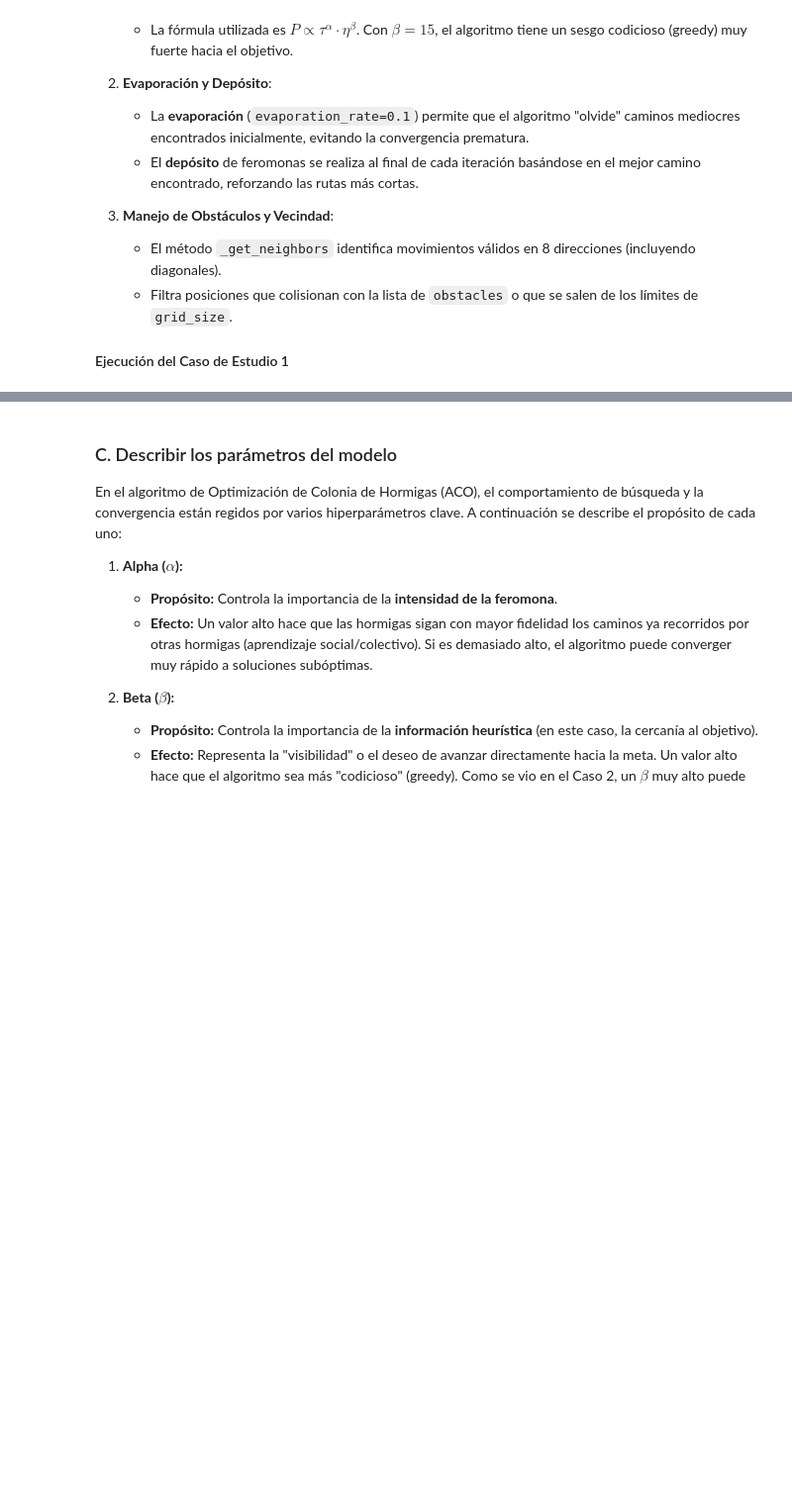
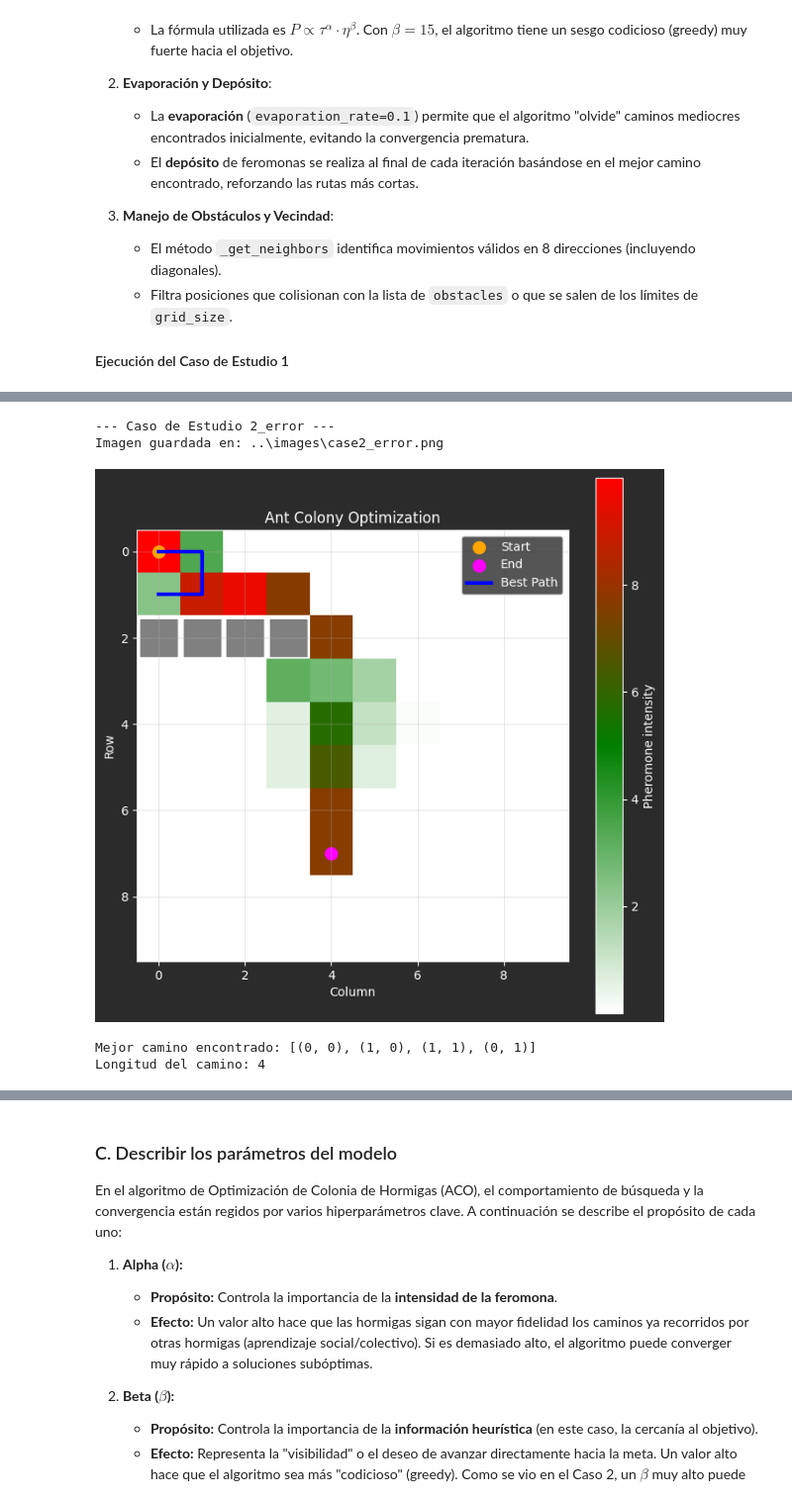
Before and after one commit to Borreguin/USFQ-Wshop, a Jupyter notebook: _Soluciones/Grupo4/Taller2/P2/P2_ACO.ipynb, the cells around one changed output, grey strips where cells are left out. Shown at 99% size. Drawn from its saved outputs; the diff is of its cells as text; code cells hidden in the pictures; blank space fills up the shorter version.

```diff
--- a/_Soluciones/Grupo4/Taller2/P2/P2_ACO.ipynb
+++ b/_Soluciones/Grupo4/Taller2/P2/P2_ACO.ipynb
@@ -178,0 +177,19 @@ Longitud del camino: 10
+# %%
+# Ejecución del Caso 2 con la versión que tiene el error de filtrado
+# Se usa beta=15 (parámetro original) y filter_path=False para mostrar el fallo
+run_study_case(
+    case_number="2_error",
+    start=(0, 0),
+    end=(4, 7),
+    obstacles=[(0, 2), (1, 2), (2, 2), (3, 2)],
+    iterations=100,
+    beta=15,
+    filter_path=False,
+    filename="case2_error.png"
+)
+# %% [output]
+--- Caso de Estudio 2_error ---
+Imagen guardada en: ..\images\case2_error.png
+[figure, added]
+Mejor camino encontrado: [(0, 0), (1, 0), (1, 1), (0, 1)]
+Longitud del camino: 4
```
Also changed, not shown: parts of 8 cells of this notebook, 4 other files.
